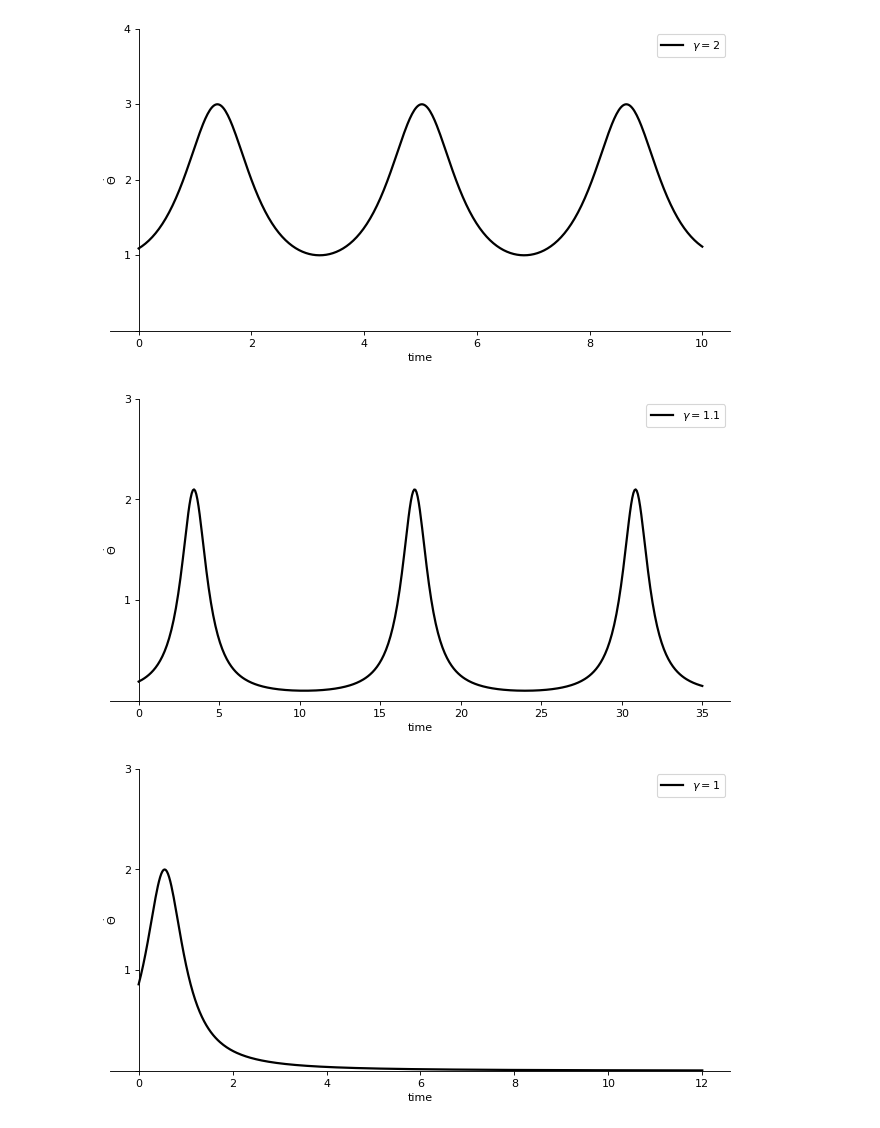
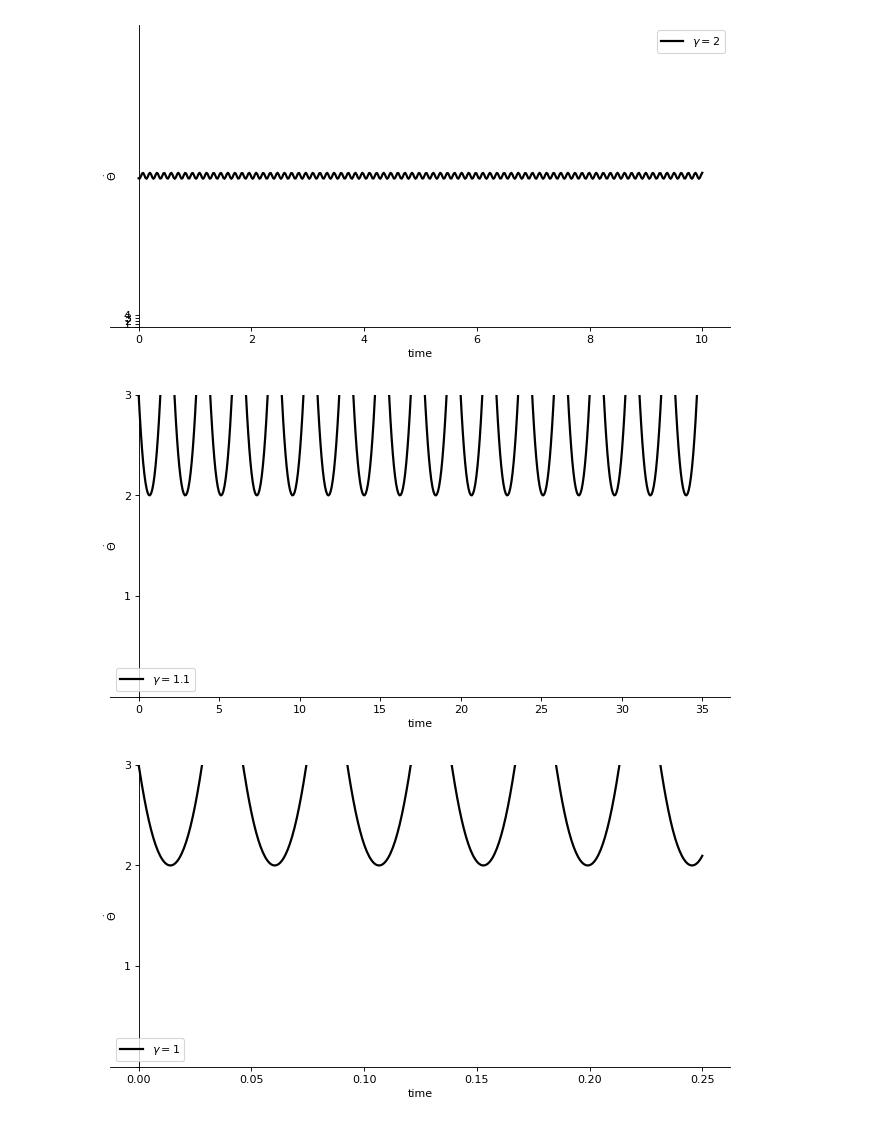
Before and after one commit to Cangas-Gar/public_tesis, a Jupyter notebook: Pendulo_Tesis/Python/Pend_Miel/Oscilaciones_PendMiel.ipynb, the cells around one changed output. Saved outputs shown, nothing was run; the diff lists cells and outputs as text; code cells hidden in the pictures.

```diff
--- a/Pendulo_Tesis/Python/Pend_Miel/Oscilaciones_PendMiel.ipynb
+++ b/Pendulo_Tesis/Python/Pend_Miel/Oscilaciones_PendMiel.ipynb
@@ -7,13 +7,12 @@ import matplotlib.pyplot as plt
 def pend_miel(x,t,gamma):
     dxdt = gamma - np.sin(x)
     return dxdt
+gamma = 50
+x0 = 1
 # %%
-#Parametro
-gamma = 50
-#C.I.
-x0 = 0
+
 #Intervalo de tiempo
-t1 = np.linspace(0,50,500)
+t1 = np.linspace(0,500,5000)
 #Solucion de EDO
 x1 = odeint(pend_miel,x0,t1,args=(gamma,))
 
@@ -32,7 +31,8 @@ plt.yticks([gamma],
 ax.plot(t1,pend_miel(x1,t1,gamma),'k',linewidth=2, linestyle="-", label='$\gamma=50$')
 plt.xlabel('time')
 plt.ylabel('$\dot{\Theta}$')
-plt.ylim((0,120))
+plt.ylim((0,70))
+plt.xlim((0,500))
 plt.legend()
 
 fig.savefig("vel_vs_t_gamma_50_Pend_Miel.png",dpi=72)
@@ -42,8 +42,5 @@ plt.show()
 # %%
-#Parametro
-gamma = 2
-#C.I.
-x0 = 2
+
 #Intervalo de tiempo
 t1 = np.linspace(0,10,500)
 #Solucion de EDO
@@ -65,53 +62,47 @@ ax.yaxis.get_major_ticks()[0].label1.set_visible(False)
 ax.plot(t1,pend_miel(x1,t1,gamma),'k',linewidth=2, linestyle="-", label='$\gamma=2$')
 plt.xlabel('time')
 plt.ylabel('$\dot{\Theta}$')
-plt.ylim((0,4))
+plt.ylim((0,100))
 plt.legend()
 
 fig.savefig("vel_vs_t_gamma_2_Pend_Miel.png",dpi=72)
 plt.show()
 # %% [output]
-[figure, old version]
+[figure, new version]
 # %%
-#Parametro
-gamma = 1.1
-#C.I.
-x0 = 2
+
 #Intervalo de tiempo
 t1 = np.linspace(0,35,500)
 #Solucion de EDO
 x1 = odeint(pend_miel,x0,t1,args=(gamma,))
 
 #Plotting
 fig, ax = plt.subplots(figsize=(10,5), dpi=80)
 ax.spines['right'].set_color('none')
 ax.spines['top'].set_color('none')
 ax.xaxis.set_ticks_position('bottom')
 ax.spines['bottom'].set_position(('data',0))
 ax.yaxis.set_ticks_position('left')
 ax.spines['left'].set_position(('data',0))
 
 y_ticks = np.arange(0, 5, 1)
 plt.yticks(y_ticks)
 ax.yaxis.get_major_ticks()[0].label1.set_visible(False)
 
 ax.plot(t1,pend_miel(x1,t1,gamma),'k',linewidth=2, linestyle="-", label='$\gamma=1.1$')
 plt.xlabel('time')
 plt.ylabel('$\dot{\Theta}$')
 plt.ylim((0,3))
 plt.legend()
 
 fig.savefig("vel_vs_t_gamma_1.1_Pend_Miel.png",dpi=72)
 plt.show()
 # %% [output]
-[figure, old version]
+[figure, new version]
 # %%
-#Parametro
-gamma = 1
-#C.I.
-x0 = 3
+
 #Intervalo de tiempo
-t1 = np.linspace(0,12,500)
+t4 = np.linspace(0,12,500)
 #Solucion de EDO
 x1 = odeint(pend_miel,x0,t4,args=(gamma,))
 
@@ -137,5 +128,5 @@ plt.legend()
 fig.savefig("vel_vs_t_gamma_1_Pend_Miel.png",dpi=72)
 plt.show()
 # %% [output]
-[figure, old version]
+[figure, new version]
 # %%
```
Also changed, not shown: parts of 3 cells of this notebook, 13 other files.
